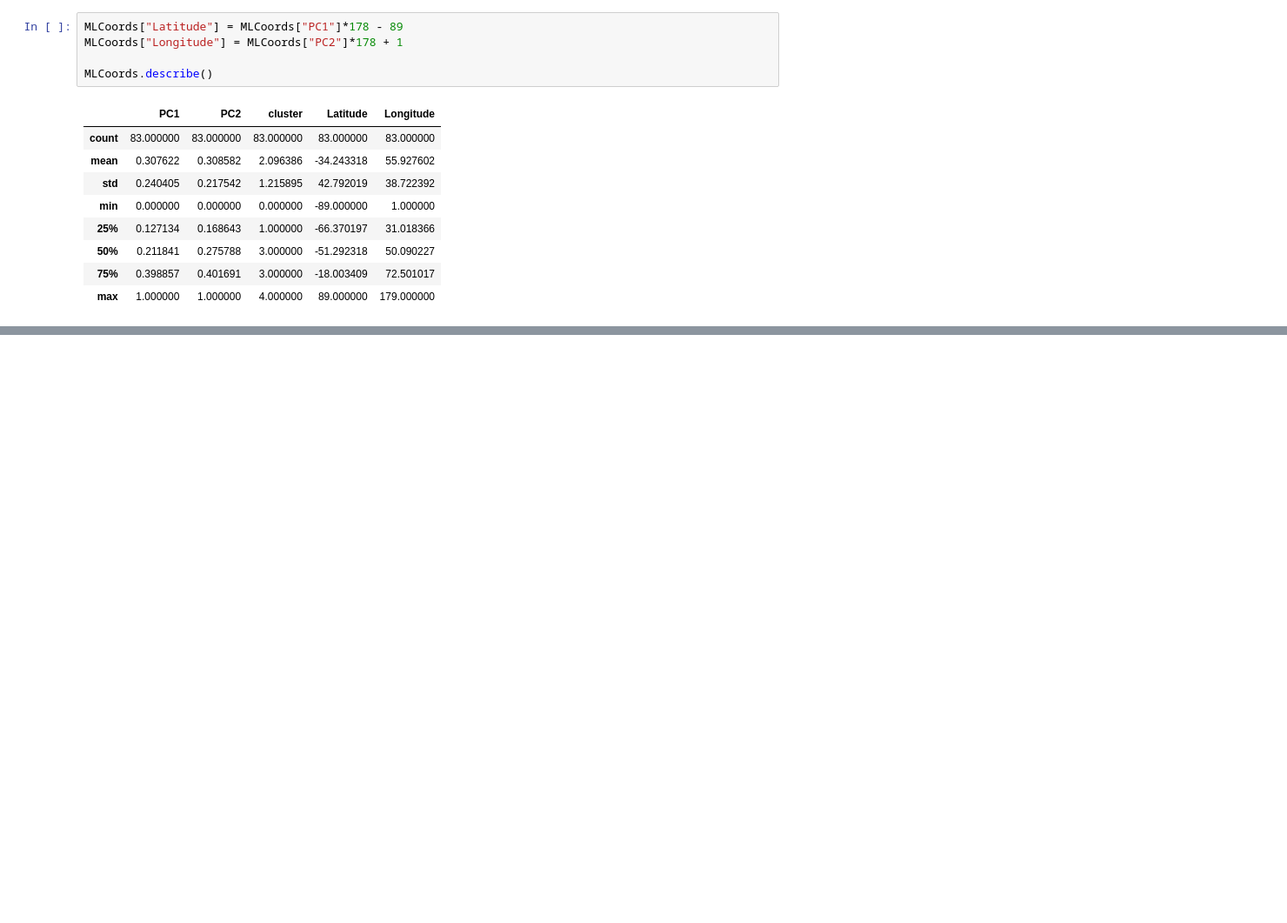
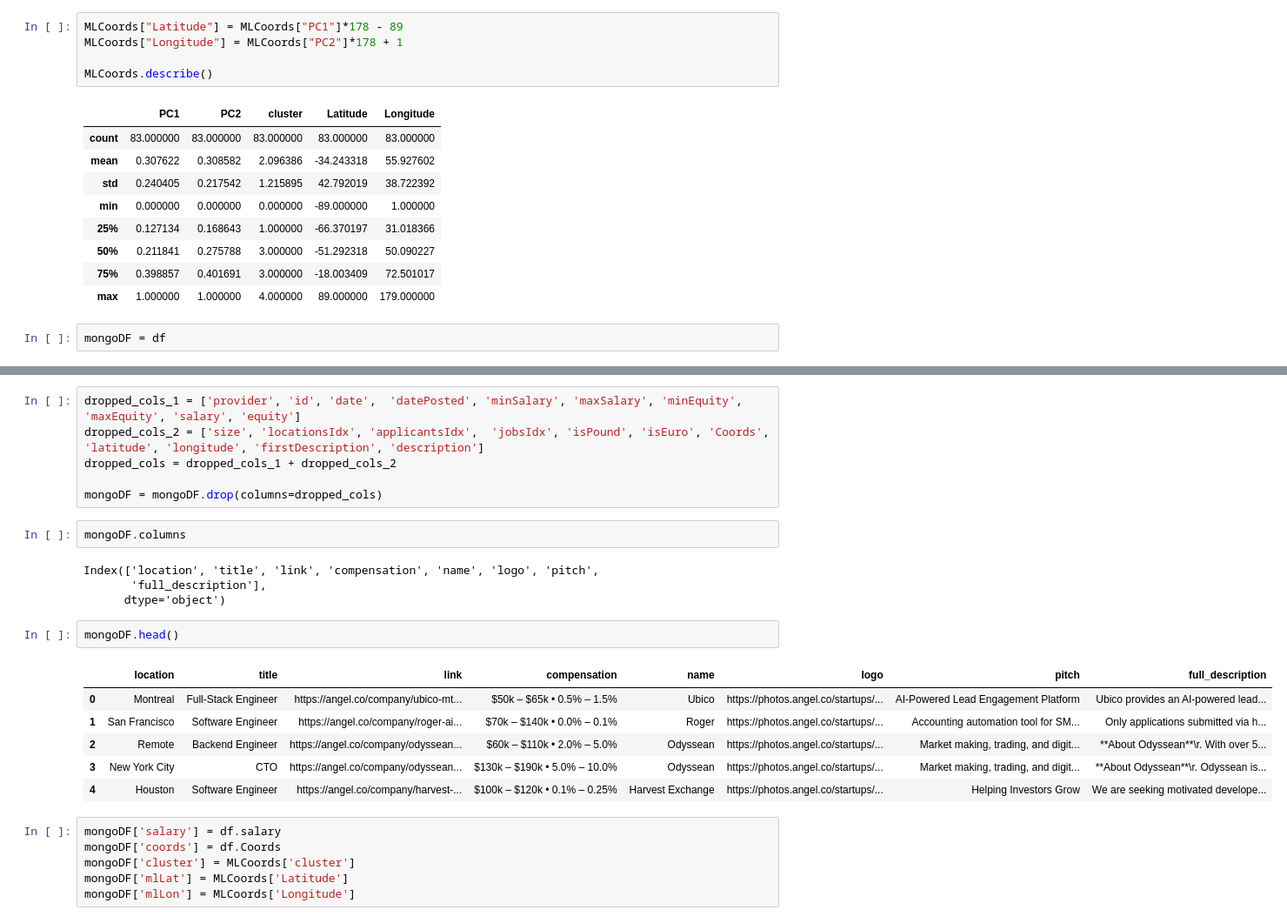
Before and after one commit to Santiago8888/Kin, a Jupyter notebook: Job_s_PCA_V1_1.ipynb, the cells around one changed output, grey strips where cells are left out. Shown: that part at 87% size. Saved outputs shown, nothing was run; the diff lists cells and outputs as text; blank space fills up the shorter version.

Commit message:
Training V1 Over

```diff
--- a/Job_s_PCA_V1_1.ipynb
+++ b/Job_s_PCA_V1_1.ipynb
@@ -401,3 +401,5 @@ MLCoords.describe()
 | 50% | 0.211841 | 0.275788 | 3.000000 | -51.292318 | 50.090227 |
 | 75% | 0.398857 | 0.401691 | 3.000000 | -18.003409 | 72.501017 |
 | max | 1.000000 | 1.000000 | 4.000000 | 89.000000 | 179.000000 |
+# %%
+mongoDF = df
@@ -403,0 +416,27 @@ MLCoords.describe()
+# %%
+dropped_cols_1 = ['provider', 'id', 'date',  'datePosted', 'minSalary', 'maxSalary', 'minEquity', 'maxEquity', 'salary', 'equity']
+dropped_cols_2 = ['size', 'locationsIdx', 'applicantsIdx',  'jobsIdx', 'isPound', 'isEuro', 'Coords', 'latitude', 'longitude', 'firstDescription', 'description']
+dropped_cols = dropped_cols_1 + dropped_cols_2
+
+mongoDF = mongoDF.drop(columns=dropped_cols)
+# %%
+mongoDF.columns
+# %% [output]
+Index(['location', 'title', 'link', 'compensation', 'name', 'logo', 'pitch',
+       'full_description'],
+      dtype='object')
+# %%
+mongoDF.head()
+# %% [output]
+|  | location | title | link | compensation | name | logo | pitch | full_description |
+| 0 | Montreal | Full-Stack Engineer | https://angel.co/company/ubico-mt... | $50k – $65k • 0.5% – 1.5% | Ubico | https://photos.angel.co/startups/... | AI-Powered Lead Engagement Platform | Ubico provides an AI-powered lead... |
+| 1 | San Francisco | Software Engineer | https://angel.co/company/roger-ai... | $70k – $140k • 0.0% – 0.1% | Roger | https://photos.angel.co/startups/... | Accounting automation tool for SM... | Only applications submitted via h... |
+| 2 | Remote | Backend Engineer | https://angel.co/company/odyssean... | $60k – $110k • 2.0% – 5.0% | Odyssean | https://photos.angel.co/startups/... | Market making, trading, and digit... | **About Odyssean**\r. With over 5... |
+| 3 | New York City | CTO | https://angel.co/company/odyssean... | $130k – $190k • 5.0% – 10.0% | Odyssean | https://photos.angel.co/startups/... | Market making, trading, and digit... | **About Odyssean**\r. Odyssean is... |
+| 4 | Houston | Software Engineer | https://angel.co/company/harvest-... | $100k – $120k • 0.1% – 0.25% | Harvest Exchange | https://photos.angel.co/startups/... | Helping Investors Grow | We are seeking motivated develope... |
+# %%
+mongoDF['salary'] = df.salary
+mongoDF['coords'] = df.Coords
+mongoDF['cluster'] = MLCoords['cluster']
+mongoDF['mlLat'] = MLCoords['Latitude']
+mongoDF['mlLon'] = MLCoords['Longitude']
```
Also changed, not shown: parts of 6 cells of this notebook.
